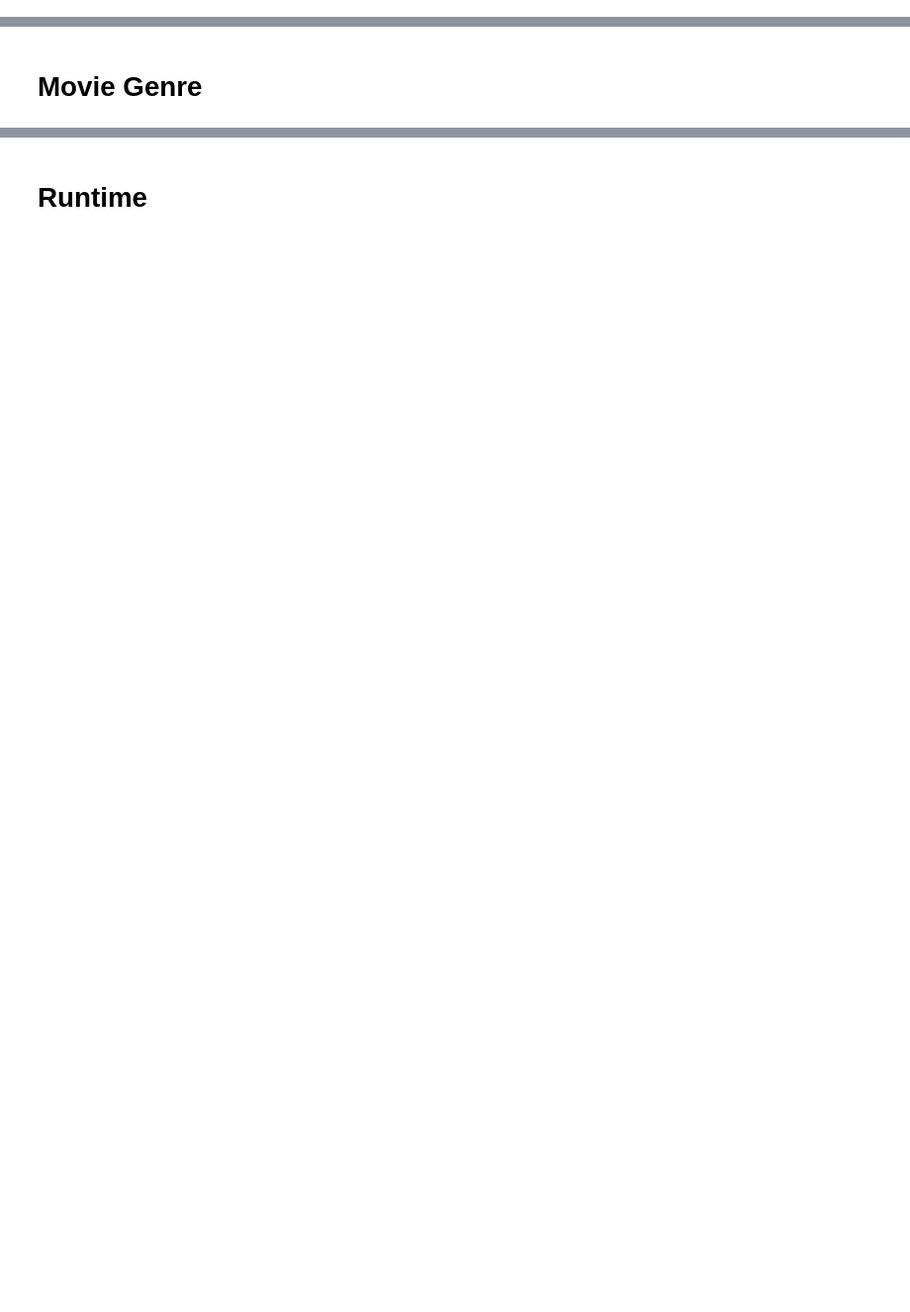
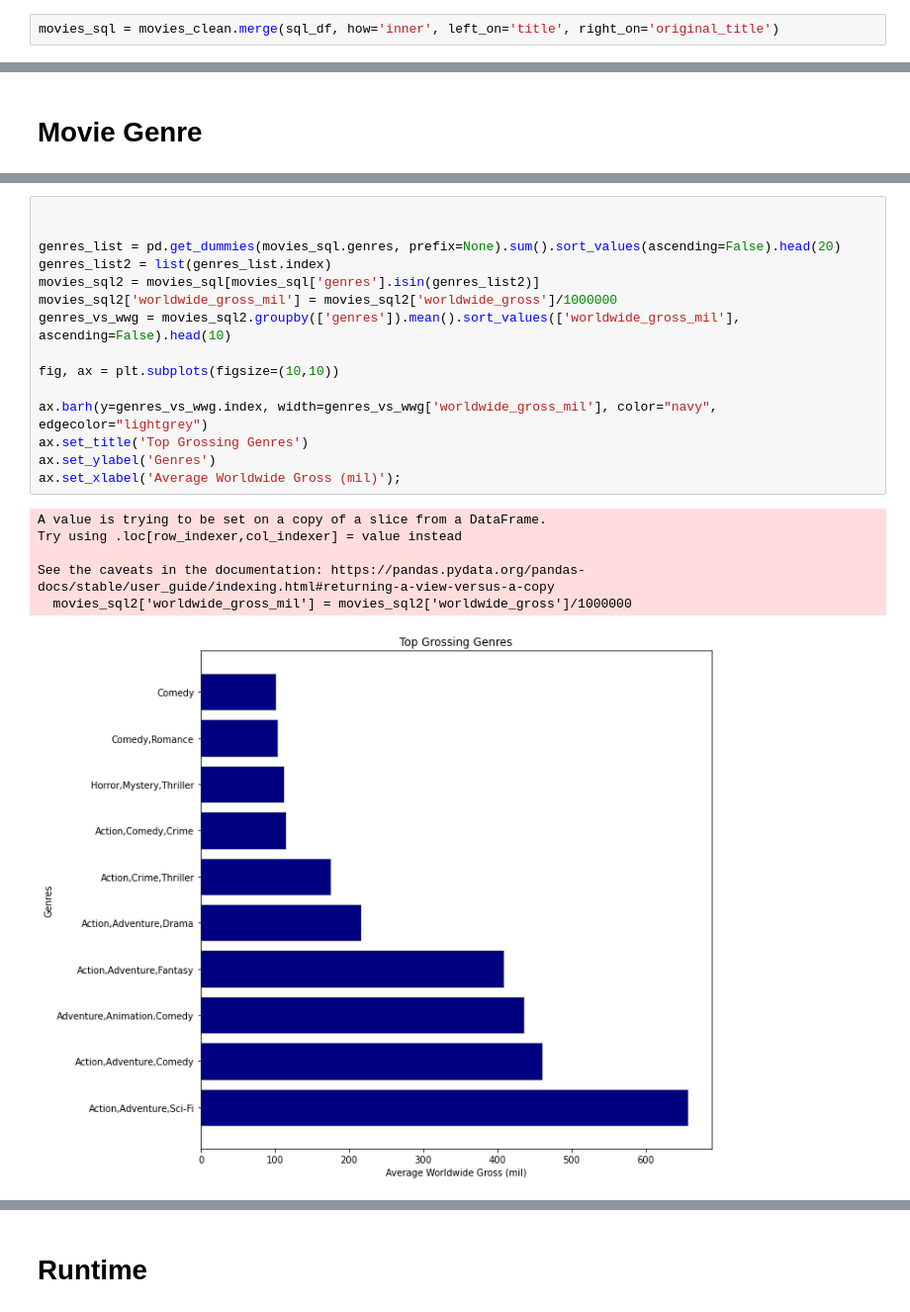
Before and after one commit to xiaohua-su/Film-Analysis, a Jupyter notebook: Analysis_of_Films.ipynb, the cells around one changed output, grey strips where cells are left out. Shown at 99% size. Cells and saved outputs as stored; diff of their text form; blank space fills up the shorter version.

```diff
--- a/Analysis_of_Films.ipynb
+++ b/Analysis_of_Films.ipynb
@@ -154,3 +162,5 @@ movies_clean.shape
+# %%
+movies_sql = movies_clean.merge(sql_df, how='inner', left_on='title', right_on='original_title')
 # %% [markdown]
 # Data Analyzation
 # %%
@@ -206,0 +335,22 @@ genres_average_rating
+# %%
+
+
+genres_list = pd.get_dummies(movies_sql.genres, prefix=None).sum().sort_values(ascending=False).head(20)
+genres_list2 = list(genres_list.index)
+movies_sql2 = movies_sql[movies_sql['genres'].isin(genres_list2)]
+movies_sql2['worldwide_gross_mil'] = movies_sql2['worldwide_gross']/1000000
+genres_vs_wwg = movies_sql2.groupby(['genres']).mean().sort_values(['worldwide_gross_mil'], ascending=False).head(10)
+
+fig, ax = plt.subplots(figsize=(10,10))
+
+ax.barh(y=genres_vs_wwg.index, width=genres_vs_wwg['worldwide_gross_mil'], color="navy", edgecolor="lightgrey")
+ax.set_title('Top Grossing Genres')
+ax.set_ylabel('Genres')
+ax.set_xlabel('Average Worldwide Gross (mil)');
+# %% [output]
+A value is trying to be set on a copy of a slice from a DataFrame.
+Try using .loc[row_indexer,col_indexer] = value instead
+
+See the caveats in the documentation: https://pandas.pydata.org/pandas-docs/stable/user_guide/indexing.html#returning-a-view-versus-a-copy
+  movies_sql2['worldwide_gross_mil'] = movies_sql2['worldwide_gross']/1000000
+[figure, added]
```
Also changed, not shown: parts of 35 cells of this notebook, 6 other files.
